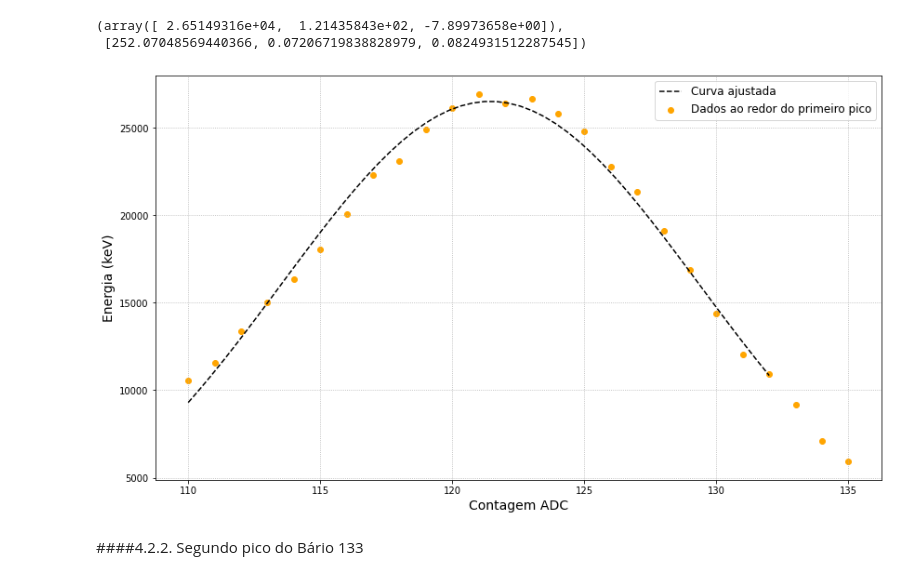
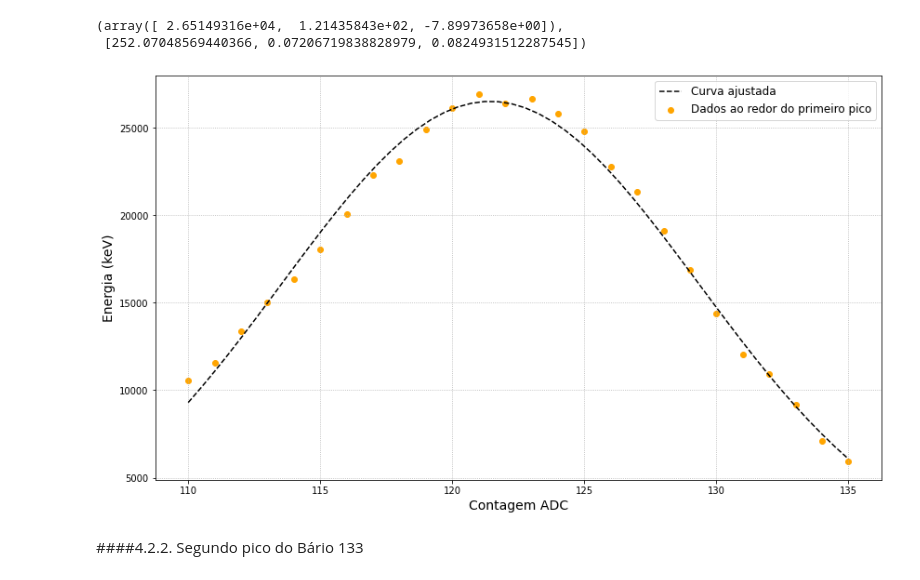
Before and after one commit to goulartsursula/DisciplinasUERJ, a Jupyter notebook: Estrutura da Materia 3/EspectroscopiaGama.ipynb, the cells around one changed output. Saved outputs shown, nothing was run; the diff lists cells and outputs as text; code cells hidden in the pictures.

```diff
--- a/Estrutura da Materia 3/EspectroscopiaGama.ipynb
+++ b/Estrutura da Materia 3/EspectroscopiaGama.ipynb
@@ -317,16 +317,16 @@ popt1Ba133, error1Ba133
 # %%
 fig = plt.subplots(figsize=(14,8))
 
-x_ba1 = np.linspace(110, 132)
+x_ba1 = np.linspace(110, 135)
 plt.plot(x_ba1, Gauss1Ba133(x_ba1, *popt1Ba133), linestyle='--', c='black', label='Curva ajustada')
 plt.scatter(data1Ba133_peak['Chan'], data1Ba133_peak['Counts'], c='orange', label='Dados ao redor do primeiro pico')
 plt.xlabel('Contagem ADC', fontsize='14')
 plt.ylabel('Energia (keV)', fontsize='14')
 plt.legend(fontsize='12')
 plt.savefig('Peak1Fit_Ba133.png', transparent = True)
 plt.grid(linestyle='dotted')
 # %% [output]
-[figure, old version]
+[figure, new version]
 # %% [markdown]
 ####4.2.2. Segundo pico do Bário 133
 # %%
```
Also changed, not shown: parts of 8 cells of this notebook.
